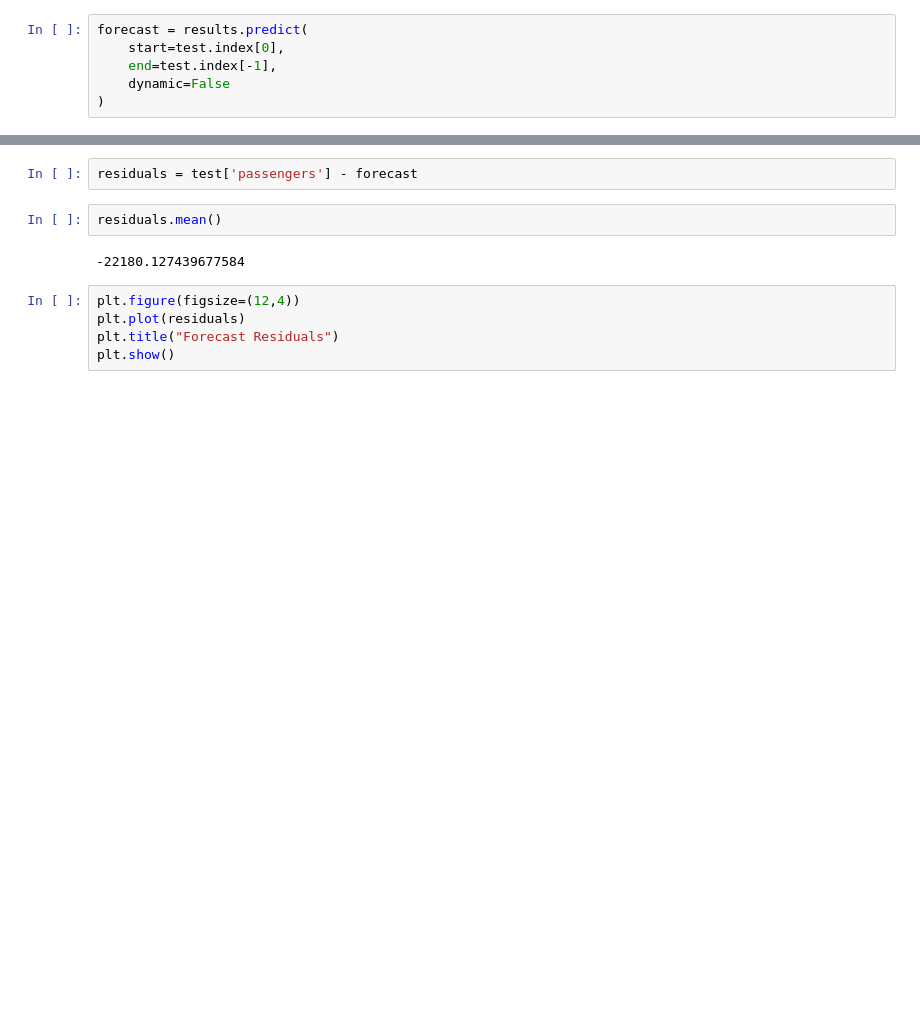
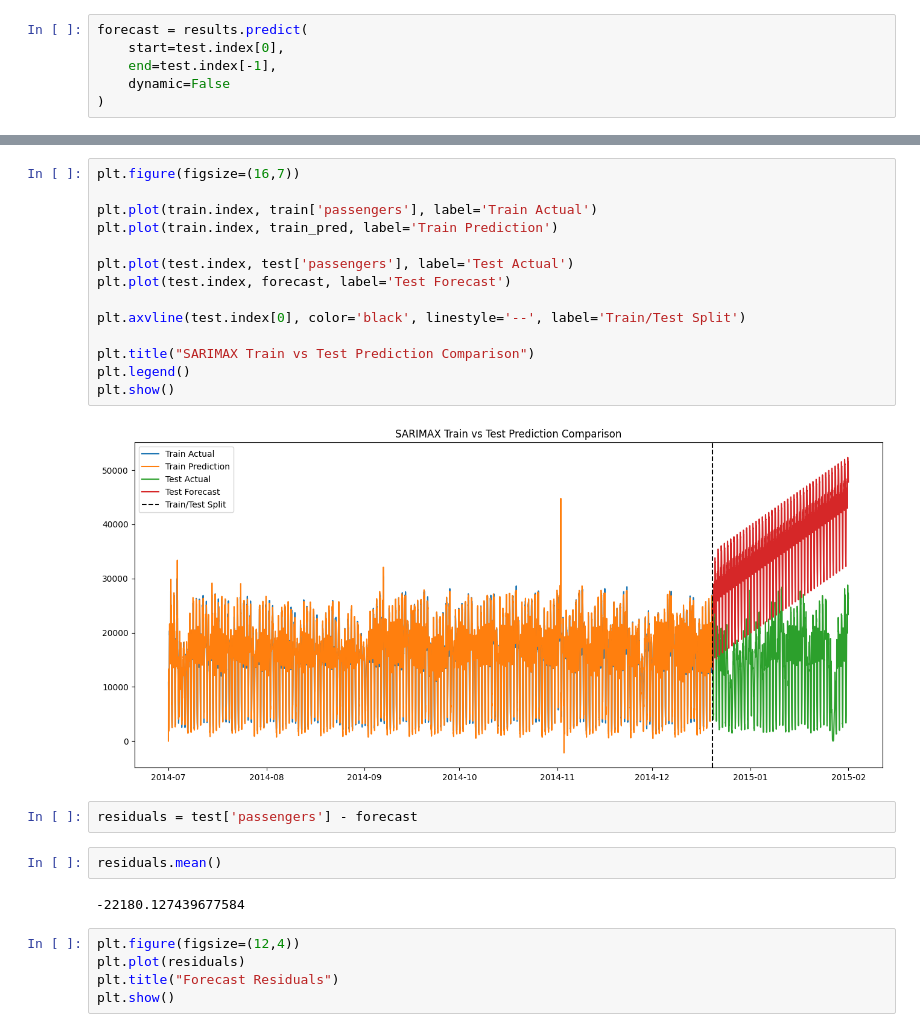
Before and after one commit to faizan23804/NYCtaxi_Anomaly_Detection, a Jupyter notebook: notebooks/testing.ipynb, the cells around one changed output, grey strips where cells are left out. Cells and saved outputs as stored; diff of their text form; blank space fills up the shorter version.

```diff
--- a/notebooks/testing.ipynb
+++ b/notebooks/testing.ipynb
@@ -136,3 +158,19 @@ MAE: 22188.2471783793
+# %%
+plt.figure(figsize=(16,7))
+
+plt.plot(train.index, train['passengers'], label='Train Actual')
+plt.plot(train.index, train_pred, label='Train Prediction')
+
+plt.plot(test.index, test['passengers'], label='Test Actual')
+plt.plot(test.index, forecast, label='Test Forecast')
+
+plt.axvline(test.index[0], color='black', linestyle='--', label='Train/Test Split')
+
+plt.title("SARIMAX Train vs Test Prediction Comparison")
+plt.legend()
+plt.show()
+# %% [output]
+[figure, added]
 # %%
 residuals = test['passengers'] - forecast
 # %%
```
Also changed, not shown: parts of 7 cells of this notebook, 2 other files.
